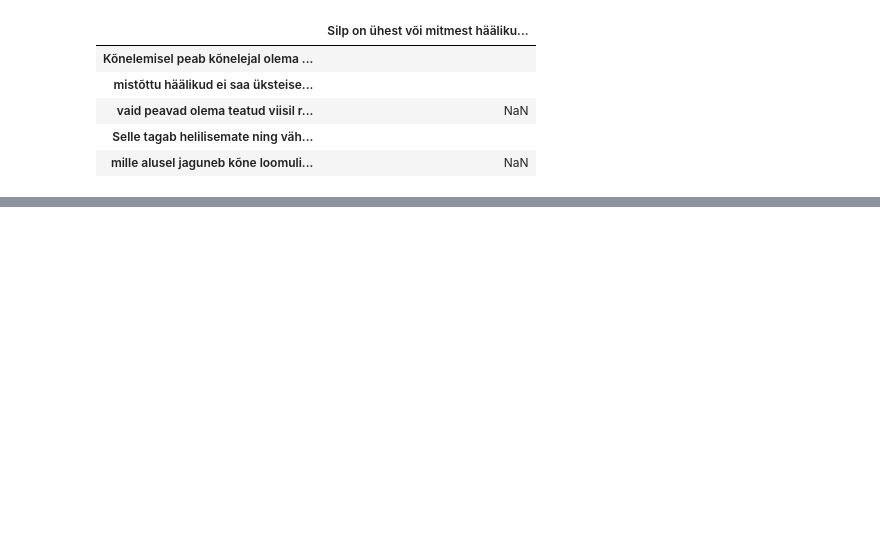
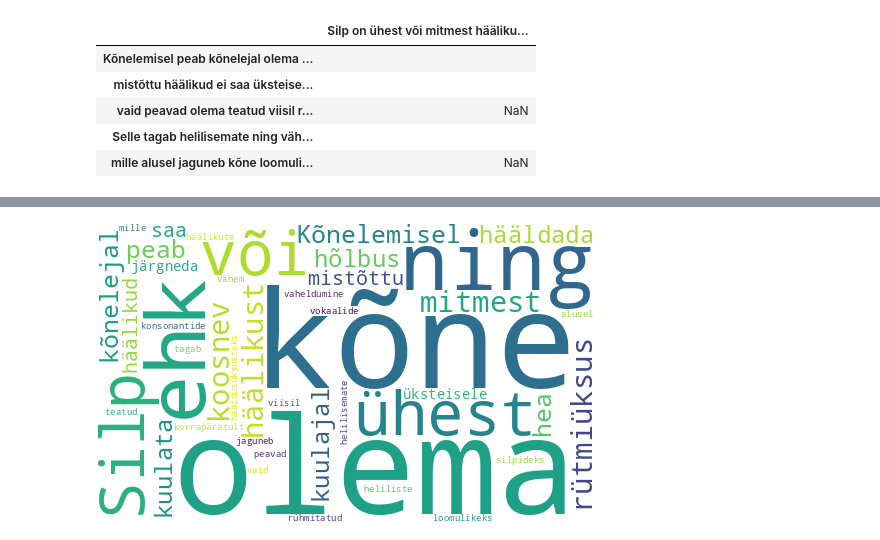
Before and after one commit to kkarnau/dt-2026-data-visualisation, a Jupyter notebook: notebooks/Digital humanities/Homework/Homework10.ipynb, the cells around one changed output, grey strips where cells are left out. Saved outputs shown, nothing was run; the diff lists cells and outputs as text; code cells hidden in the pictures; blank space fills up the shorter version.

```diff
--- a/notebooks/Digital humanities/Homework/Homework10.ipynb
+++ b/notebooks/Digital humanities/Homework/Homework10.ipynb
@@ -11,0 +93,5 @@ df
+# %%
+stopwords_list = urllib.request.urlopen("https://raw.githubusercontent.com/stopwords-iso/stopwords-et/refs/heads/master/raw/gh-stopwords-json-et.txt").read().decode("utf-8").split("\n")
+WordCloud(stopwords=stopwords_list, width= 500, height= 300, background_color= "white").generate_from_text(text).to_image()
+# %% [output]
+[figure, added]
```
Also changed, not shown: parts of 18 cells of this notebook, 1 other file.
